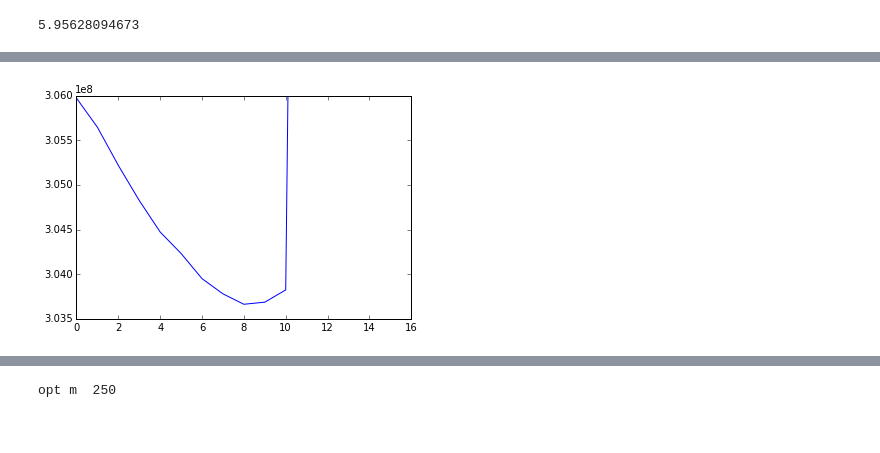
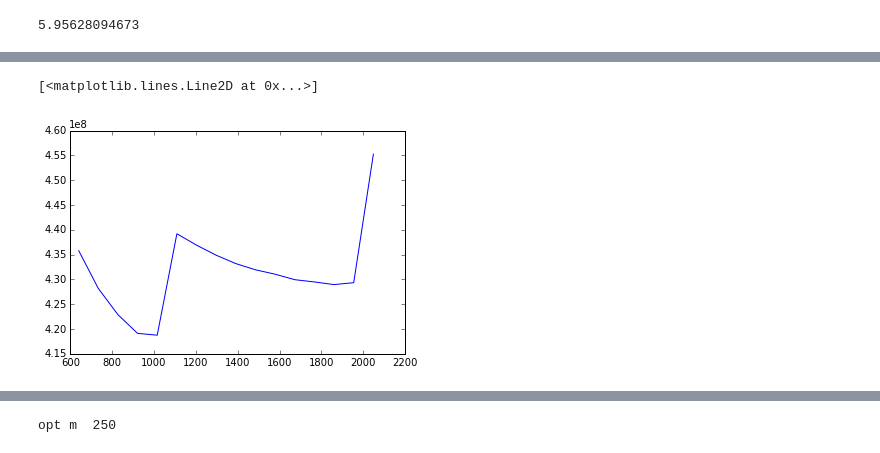
Before and after one commit to 0range/searchSem2, a Jupyter notebook: Seminar2 - Arzumanyan.ipynb, the cells around one changed output, grey strips where cells are left out. Cells and saved outputs as stored; diff of their text form; code cells hidden in the pictures.

```diff
--- a/Seminar2 - Arzumanyan.ipynb
+++ b/Seminar2 - Arzumanyan.ipynb
@@ -170,12 +182,12 @@ m_min_first = 2 ** (np.argmin(comp_sum_coeffs_first) - 1)
 m_max_first = 2 ** (np.argmin(comp_sum_coeffs_first) + 1)
 # %%
 thetime = time()
-comp_sum_coeffs_second = np.zeros((16))
+comp_sum_coeffs_second = np.zeros((12))
 for i in xrange(len(compressed_index)):
-    #if i % 100000 == 0:
-    #    print i, time() - thetime
-    for m in xrange(16):
-        coded_size = GolombCompress(compressed_index[i], m_min_first + ((m_max_first - m_min_first) / 16) * m)
+    if i % 100000 == 0:
+        print i, time() - thetime
+    for m in xrange(12):
+        coded_size = GolombCompress(compressed_index[i], m_min_first + 2 ** m)
         comp_sum_coeffs_second[m] += coded_size
 print time() - thetime
 # %% [output]
@@ -192,11 +217,14 @@ m_max_second = m_min_first + ((m_max_first - m_min_first) / 16) * (np.argmin(com
+# %%
+m_min_second = m_min_first + 2 ** 7
+m_max_second = 2 ** 11
 # %%
 thetime = time()
 comp_sum_coeffs_third = np.zeros((16))
 for i in xrange(len(compressed_index)):
-    #if i % 100000 == 0:
-    #    print i, time() - thetime
+    if i % 100000 == 0:
+        print i, time() - thetime
     for m in xrange(16):
-        coded_size = GolombCompress(compressed_index[i], m_min_second + ((m_max_second - m_min_second) / 16) * m)
+        coded_size = GolombCompress(compressed_index[i], m_min_second + m * (m_max_second - m_min_second) / 15)
         comp_sum_coeffs_third[m] += coded_size
 print time() - thetime
 # %% [output]
@@ -204,6 +248,8 @@ print time() - thetime
 # %%
-plt.plot(comp_sum_coeffs_third)
-lim = plt.ylim([3.035 * 10 ** 8, 3.06 * 10**8])
+ms = m_min_second + np.array(range(16)) * (m_max_second - m_min_second) / 15
+plt.plot(ms, comp_sum_coeffs_third)
+#lim = plt.ylim([3.035 * 10 ** 8, 3.06 * 10**8])
 # %% [output]
+[<matplotlib.lines.Line2D at 0x...>]
-[figure, old version]
+[figure, new version]
 # %%
```
Also changed, not shown: parts of 11 cells of this notebook, 2 other files.
